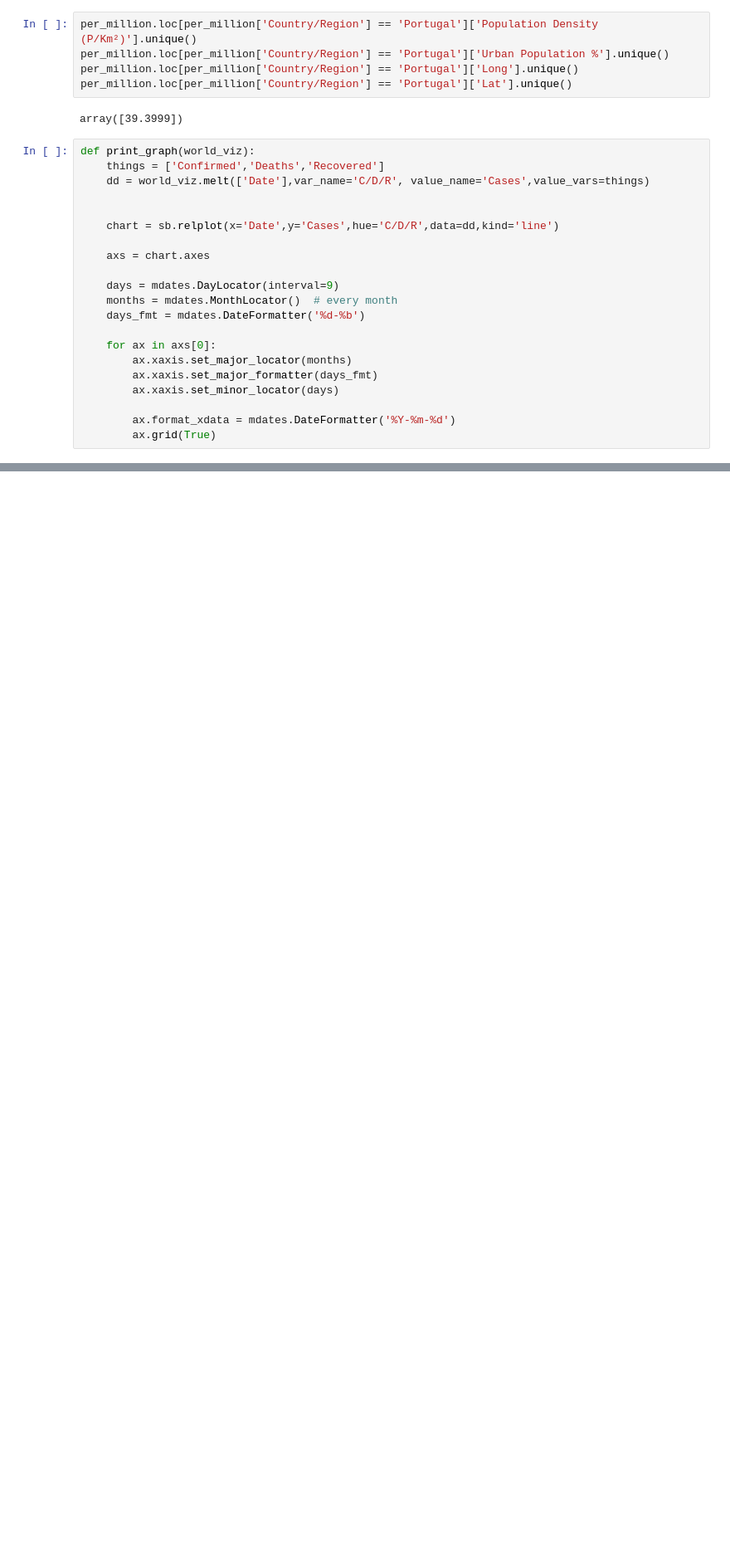
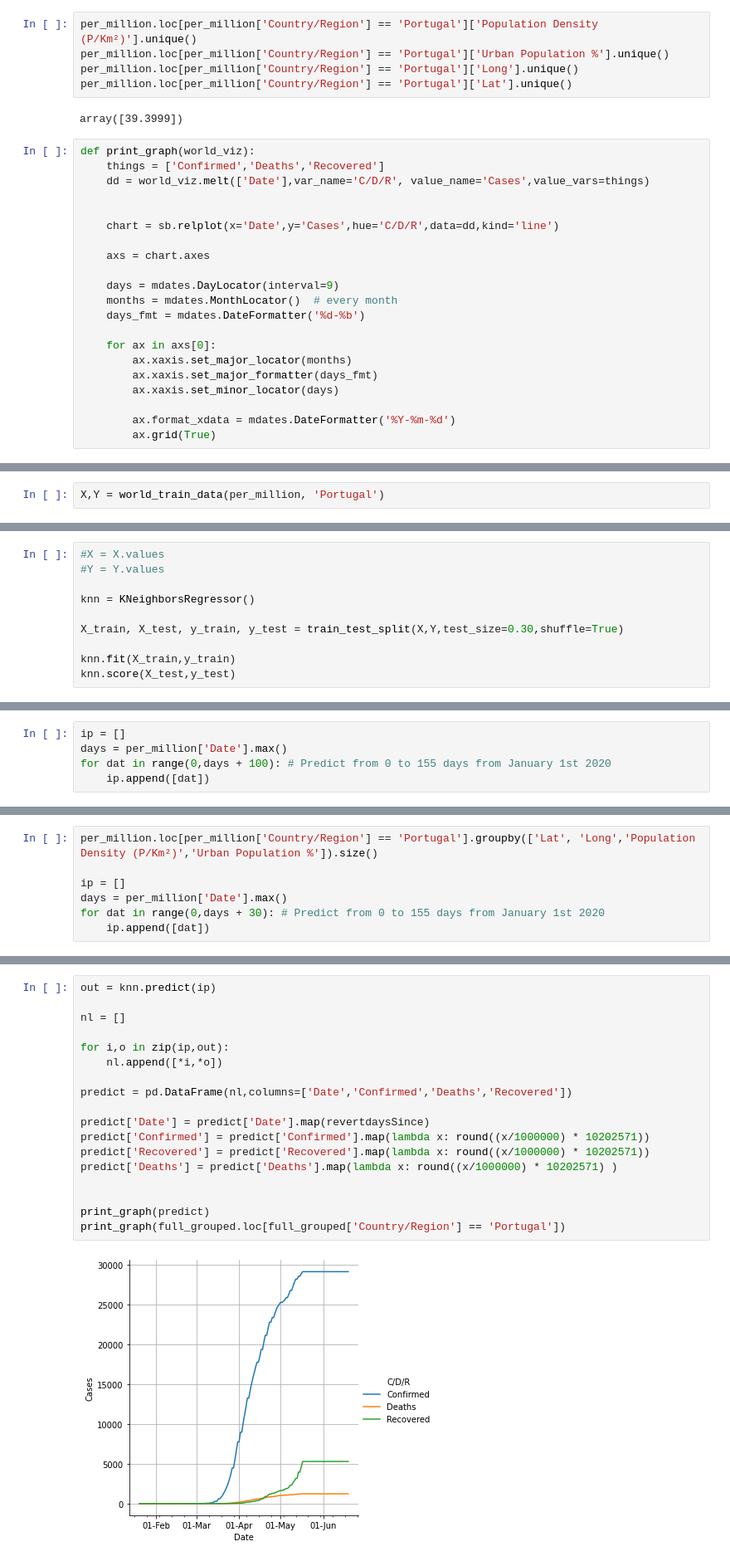
Before and after one commit to SALajes/iart-regression-modeling, a Jupyter notebook: Covid19.ipynb, the cells around one changed output, grey strips where cells are left out. Shown at 83% size. Drawn from its saved outputs; the diff is of its cells as text; blank space fills up the shorter version.

```diff
--- a/Covid19.ipynb
+++ b/Covid19.ipynb
@@ -434,0 +424,2 @@ def print_graph(world_viz):
+# %%
+X,Y = world_train_data(per_million, 'Portugal')
@@ -434,0 +428,10 @@ def print_graph(world_viz):
+# %%
+#X = X.values
+#Y = Y.values
+
+knn = KNeighborsRegressor()
+
+X_train, X_test, y_train, y_test = train_test_split(X,Y,test_size=0.30,shuffle=True)
+
+knn.fit(X_train,y_train)
+knn.score(X_test,y_test)
@@ -434,0 +444,5 @@ def print_graph(world_viz):
+# %%
+ip = []
+days = per_million['Date'].max()
+for dat in range(0,days + 100): # Predict from 0 to 155 days from January 1st 2020
+    ip.append([dat])
@@ -434,0 +453,7 @@ def print_graph(world_viz):
+# %%
+per_million.loc[per_million['Country/Region'] == 'Portugal'].groupby(['Lat', 'Long','Population Density (P/Km²)','Urban Population %']).size()
+
+ip = []
+days = per_million['Date'].max()
+for dat in range(0,days + 30): # Predict from 0 to 155 days from January 1st 2020
+    ip.append([dat])
@@ -434,0 +462,20 @@ def print_graph(world_viz):
+# %%
+out = knn.predict(ip)
+
+nl = []
+
+for i,o in zip(ip,out):
+    nl.append([*i,*o])
+
+predict = pd.DataFrame(nl,columns=['Date','Confirmed','Deaths','Recovered'])
+
+predict['Date'] = predict['Date'].map(revertdaysSince)
+predict['Confirmed'] = predict['Confirmed'].map(lambda x: round((x/1000000) * 10202571))
+predict['Recovered'] = predict['Recovered'].map(lambda x: round((x/1000000) * 10202571))
+predict['Deaths'] = predict['Deaths'].map(lambda x: round((x/1000000) * 10202571) )
+
+
+print_graph(predict)
+print_graph(full_grouped.loc[full_grouped['Country/Region'] == 'Portugal'])
+# %% [output]
+[figure, added]
```
Also changed, not shown: parts of 19 cells of this notebook.
